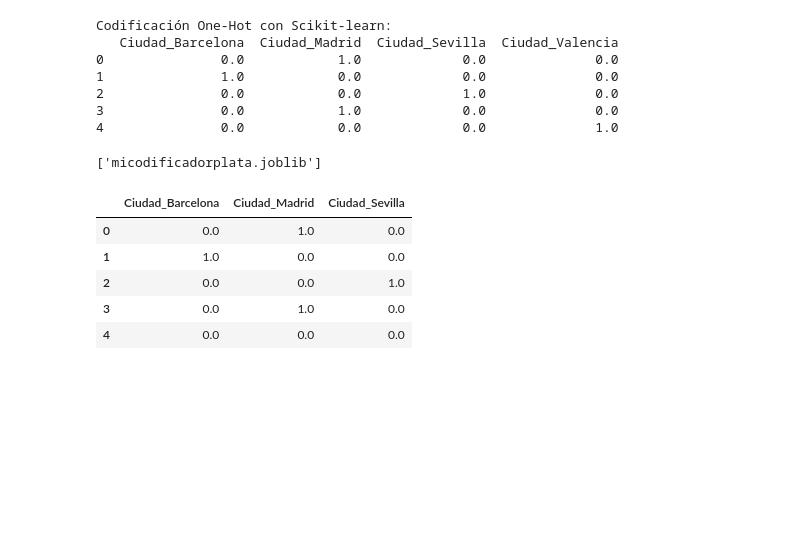
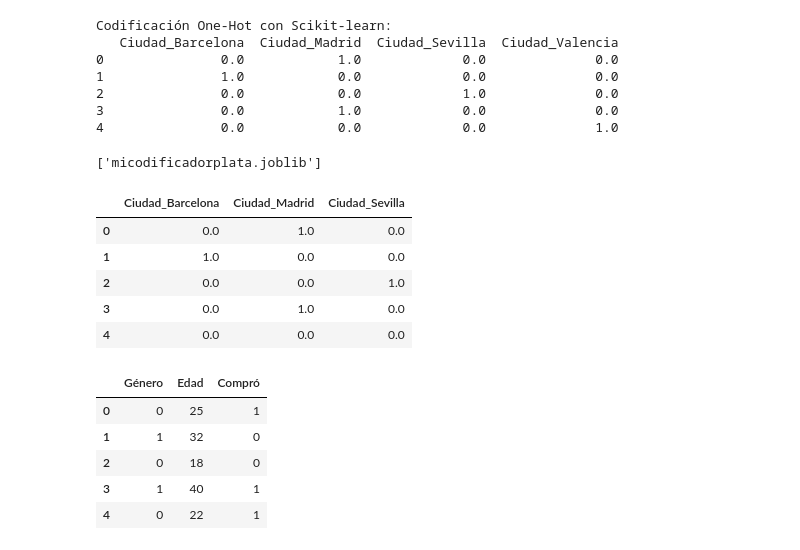
Before and after one commit to FelipeAfana/Apuntes-2-Inteligencia-Artificial, a Jupyter notebook: apuntes_eda.ipynb, the cells around one changed output. Drawn from its saved outputs; the diff is of its cells as text; code cells hidden in the pictures; blank space fills up the shorter version.

```diff
--- a/apuntes_eda.ipynb
+++ b/apuntes_eda.ipynb
@@ -591,3 +591,23 @@ onehot_df
 | 2 | 0.0 | 0.0 | 1.0 |
 | 3 | 0.0 | 1.0 | 0.0 |
 | 4 | 0.0 | 0.0 | 0.0 |
+# %%
+import pandas as pd
+from sklearn.ensemble import RandomForestClassifier
+from joblib import dump
+
+# Simulación de un DataFrame para pruebas
+data = {
+    "Género": [0, 1, 0, 1, 0],  # Ejemplo codificado (F -> 0, M -> 1)
+    "Edad": [25, 32, 18, 40, 22],
+    "Compró": [1, 0, 0, 1, 1],  # Ejemplo codificado (Sí -> 1, No -> 0)
+}
+df = pd.DataFrame(data)
+df
+# %% [output]
+|  | Género | Edad | Compró |
+| 0 | 0 | 25 | 1 |
+| 1 | 1 | 32 | 0 |
+| 2 | 0 | 18 | 0 |
+| 3 | 1 | 40 | 1 |
+| 4 | 0 | 22 | 1 |
```
